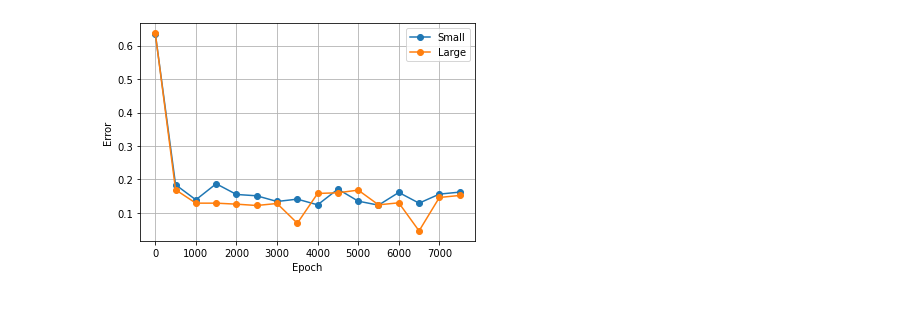
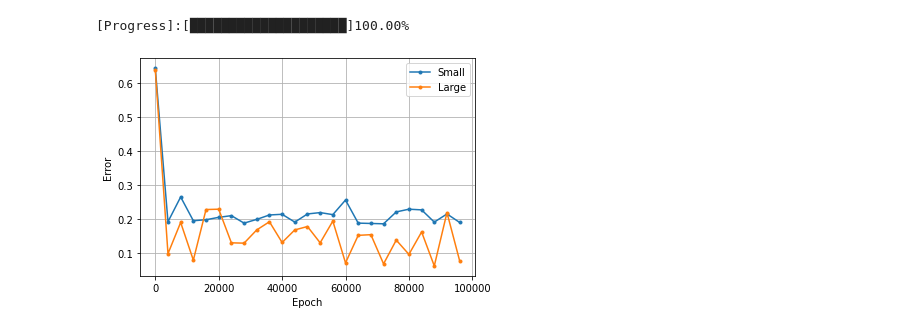
Before and after one commit to panghanwu/build_neural_network_python, a Jupyter notebook: overfitting.ipynb, the cells around one changed output. Saved outputs shown, nothing was run; the diff lists cells and outputs as text; code cells hidden in the pictures.

```diff
--- a/overfitting.ipynb
+++ b/overfitting.ipynb
@@ -257,20 +257,28 @@ plt.show()
 # %%
 # error vs. Epoch
 p1 = []
 p2 = []
-epoch = np.arange(1,8000,500)
+epoch = np.arange(1,100001,4000)
+pgs = 0
 for n in epoch:
   p1_fit = three_layers(1, 3, 1, n, x1, y1, x)
   p1.append(error(p1_fit, y))
   p2_fit = three_layers(1, 3, 1, n, x2, y2, x)
   p2.append(error(p2_fit, y))
 
-plt.plot(epoch, p1, 'o-', label='Small')
-plt.plot(epoch, p2, 'o-', label='Large')
+  pgs += 1
+  print('\r' + '[Progress]:[%s%s]%.2f%%' % (
+      '█' * int(pgs*20/len(epoch)), ' ' * (20-int(pgs*20/len(epoch))),
+      float(pgs/len(epoch)*100)), end='')
+
+
+plt.plot(epoch, p1, '.-', label='Small')
+plt.plot(epoch, p2, '.-', label='Large')
 plt.xlabel('Epoch')
 plt.ylabel('Error')
 plt.legend()
 plt.grid()
 plt.show()
 # %% [output]
+[Progress]:[████████████████████]100.00%
-[figure, old version]
+[figure, new version]
```
Also changed, not shown: parts of 5 cells of this notebook.
